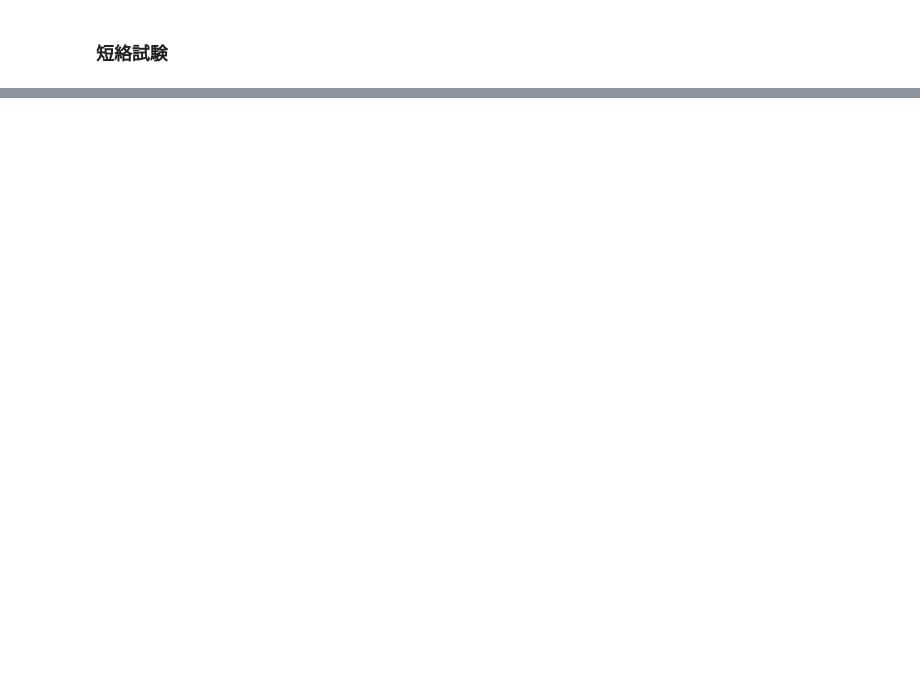
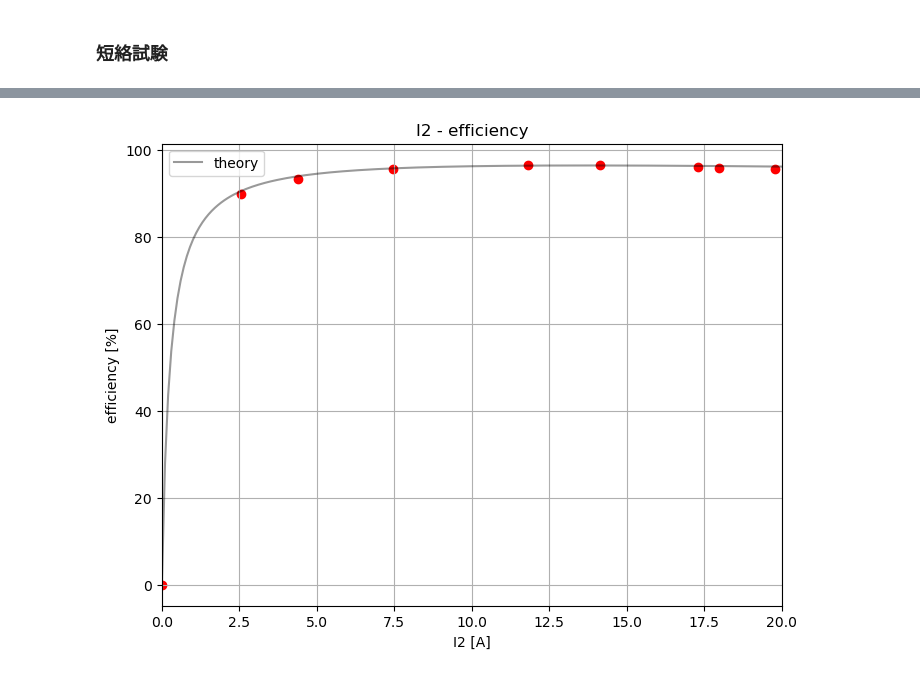
Before and after one commit to inohan/experiment-3s, a Jupyter notebook: E2/transformer.ipynb, the cells around one changed output, grey strips where cells are left out. Cells and saved outputs as stored; diff of their text form; code cells hidden in the pictures; blank space fills up the shorter version.

```diff
--- a/E2/transformer.ipynb
+++ b/E2/transformer.ipynb
@@ -100,0 +152,10 @@ axessetting = AxesSetting(xlim=(1e5, 1e7), xscale="log", legend=True, xlabel="fr
+# %%
+fig, ax = plt.subplots(1, 1, figsize=(8, 6))
+axessetting = AxesSetting(legend=True, xlabel="I2 [A]", ylabel="efficiency [%]", grid="both", xlim=(0, 20), title="I2 - efficiency")
+Wi = G_0 * 200 ** 2
+Wc = P_short
+axessetting.plot_func(ax, lambda I2: efficiency(2000, 1, I2/20, Wi, Wc), label="theory", c="black", alpha=0.4)
+ax.scatter(df_trans["I2"], df_trans["P2"]/df_trans["P1"]*100, c="red")
+axessetting.apply_axes(ax)
+# %% [output]
+[figure, added]
```
Also changed, not shown: parts of 12 cells of this notebook, 18 other files.
